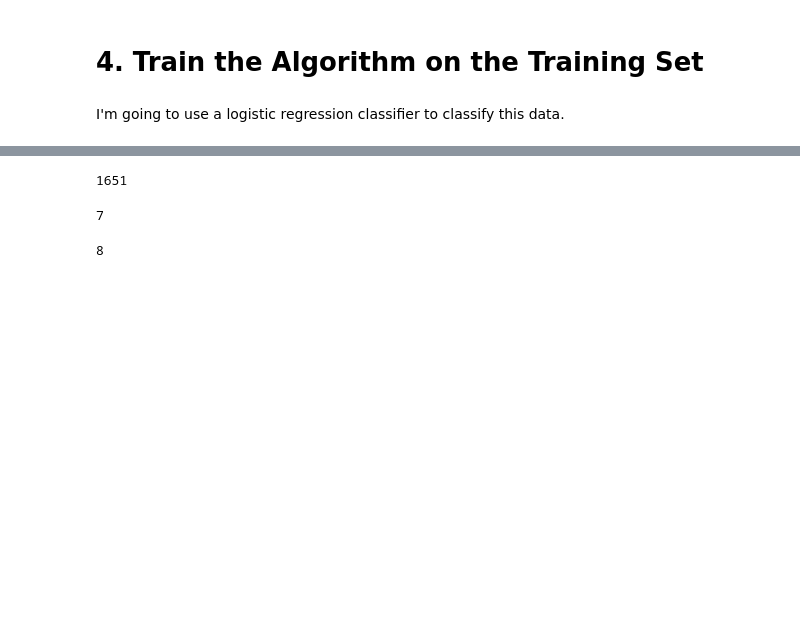
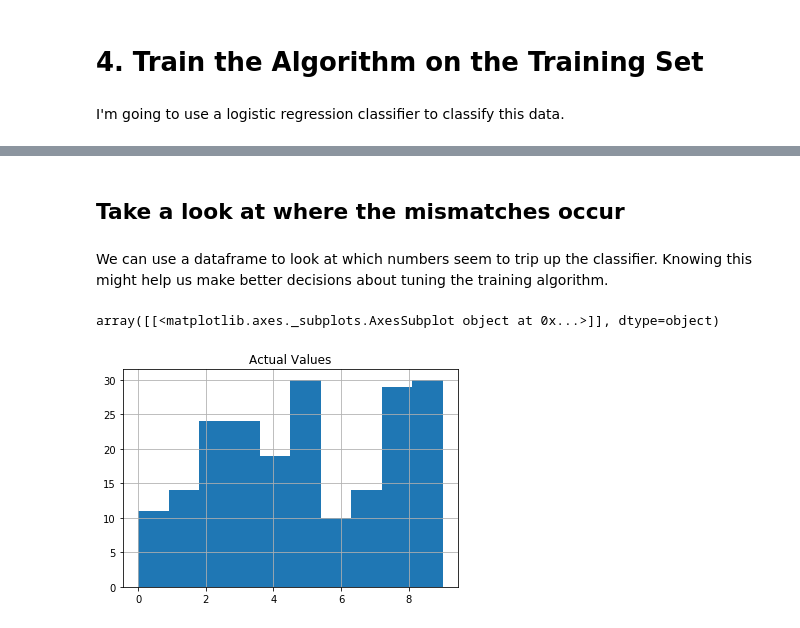
Before and after one commit to discoduckling/digitRecognizer, a Jupyter notebook: Digit Recognizer - sklearn.ipynb, the cells around one changed output, grey strips where cells are left out. Drawn from its saved outputs; the diff is of its cells as text; code cells hidden in the pictures; blank space fills up the shorter version.

```diff
--- a/Digit Recognizer - sklearn.ipynb
+++ b/Digit Recognizer - sklearn.ipynb
@@ -90,7 +90,7 @@ I'm going to use a logistic regression classifier to classify this data.
 # %%
 # import logistic regression model
 from sklearn import linear_model
-logreg = linear_model.LogisticRegression(multi_class='multinomial',solver='newton-cg');
+logreg = linear_model.LogisticRegression(multi_class='multinomial',solver='lbfgs');
 
 # train the logistic regression classifier
 logreg.fit(X_train,y_train);
@@ -153,12 +112,10 @@ y_pred.size
-# %%
-y_test.size
-# %% [output]
-1651
-# %%
-y_pred[55]
-# %% [output]
-7
-# %%
-y_test.values[55]
-# %% [output]
-8
+# %% [markdown]
+## Take a look at where the mismatches occur
+# %% [markdown]
+We can use a dataframe to look at which numbers seem to trip up the classifier. Knowing this might help us make better decisions about tuning the training algorithm.
+# %%
+mismatch = pd.DataFrame({"Predictions":y_pred,"Actual Values":y_test,"Matches?":(y_pred == y_test)})
+mismatch[mismatch["Matches?"] == False].hist(column="Actual Values")
+# %% [output]
+array([[<matplotlib.axes._subplots.AxesSubplot object at 0x...>]], dtype=object)
+[figure, added]
```
Also changed, not shown: parts of 38 cells of this notebook.
